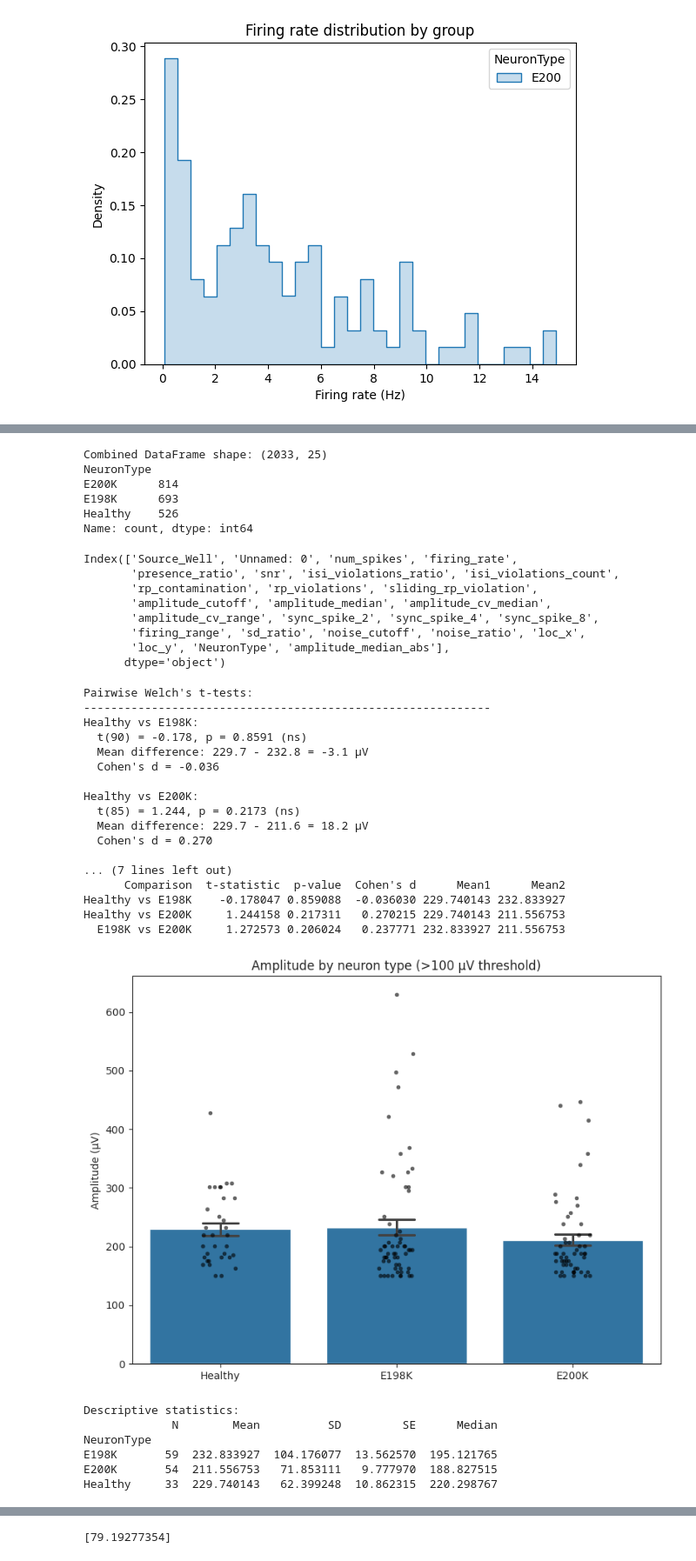
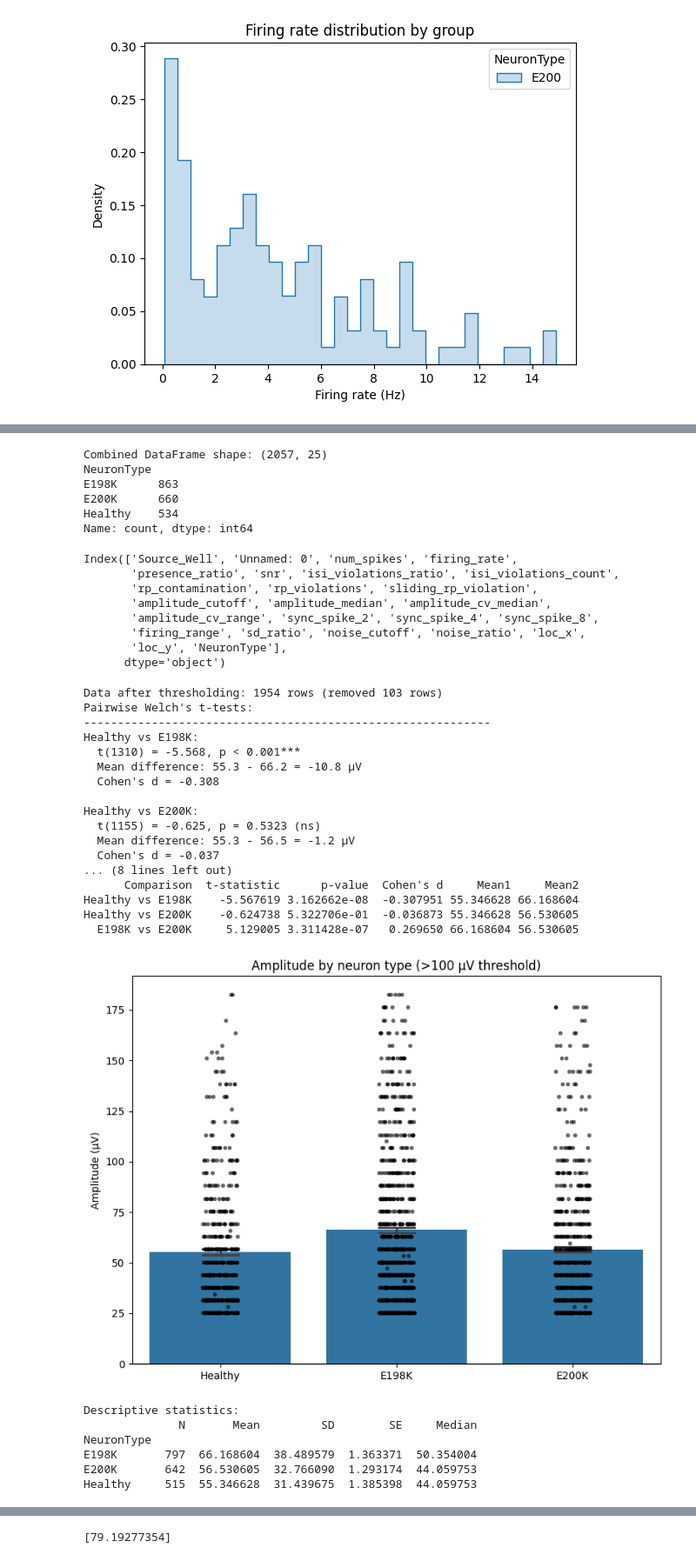
Before and after one commit to roybens/MEA_Analysis, a Jupyter notebook: IPNAnalysis/workbooks/plotSpikesortedIPNmetrics.ipynb, the cells around one changed output, grey strips where cells are left out. Shown at 87% size. Cells and saved outputs as stored; diff of their text form; code cells hidden in the pictures.

```diff
--- a/IPNAnalysis/workbooks/plotSpikesortedIPNmetrics.ipynb
+++ b/IPNAnalysis/workbooks/plotSpikesortedIPNmetrics.ipynb
@@ -474,7 +474,7 @@ import os
 # ---------------------------------------------------------
 # 1. Setup Paths
 # ---------------------------------------------------------
-base_path = "/mnt/Vol20tb1/user_workspaces/shruti/MEA_Analysis/MEA_Analysis_V2/MEA_Analysis/AnalyzedData/JGA_CSB3_010825_VD/250127/M08018/Network/000032/"
+base_path = "/mnt/Vol20tb1/user_workspaces/shruti/MEA_Analysis/MEA_Analysis_V2/MEA_Analysis/AnalyzedData/JGA_CSB3_010825_VD/250122/M08018/Network/000021/"
 output_filename = "merged_metrics_healthy.xlsx"
 
 # Define the range of wells (well000 to well005)
@@ -554,7 +554,7 @@ import os
 # ---------------------------------------------------------
 # 1. Setup Paths
 # ---------------------------------------------------------
-base_path = "/mnt/Vol20tb1/user_workspaces/shruti/MEA_Analysis/MEA_Analysis_V2/MEA_Analysis/AnalyzedData/JGA_CSB3_010825_VD/250127/M08020/Network/000035/"
+base_path = "/mnt/Vol20tb1/user_workspaces/shruti/MEA_Analysis/MEA_Analysis_V2/MEA_Analysis/AnalyzedData/JGA_CSB3_010825_VD/250122/M08020/Network/000024/"
 output_filename = "merged_metrics_e198.xlsx"
 
 # Define the range of wells (well000 to well005)
@@ -634,7 +634,7 @@ import os
 # ---------------------------------------------------------
 # 1. Setup Paths
 # ---------------------------------------------------------
-base_path = "/mnt/Vol20tb1/user_workspaces/shruti/MEA_Analysis/MEA_Analysis_V2/MEA_Analysis/AnalyzedData/JGA_CSB3_010825_VD/250127/M05506/Network/000038/"
+base_path = "/mnt/Vol20tb1/user_workspaces/shruti/MEA_Analysis/MEA_Analysis_V2/MEA_Analysis/AnalyzedData/JGA_CSB3_010825_VD/250122/M05506/Network/000028/"
 output_filename = "merged_metrics_e200.xlsx"
 
 # Define the range of wells (well000 to well005)
@@ -713,11 +713,11 @@ df_all = pd.concat([merged_df_healthy, merged_df_e198, merged_df_e200], axis=0,
 print(f"Combined DataFrame shape: {df_all.shape}")
 print(df_all['NeuronType'].value_counts())
 # %% [output]
-Combined DataFrame shape: (2033, 25)
+Combined DataFrame shape: (2057, 25)
 NeuronType
-E200K      814
-E198K      693
-Healthy    526
+E198K      863
+E200K      660
+Healthy    534
 Name: count, dtype: int64
 # %%
 df_all.columns
@@ -728,8 +728,10 @@ Index(['Source_Well', 'Unnamed: 0', 'num_spikes', 'firing_rate',
        'amplitude_cutoff', 'amplitude_median', 'amplitude_cv_median',
        'amplitude_cv_range', 'sync_spike_2', 'sync_spike_4', 'sync_spike_8',
        'firing_range', 'sd_ratio', 'noise_cutoff', 'noise_ratio', 'loc_x',
-       'loc_y', 'NeuronType', 'amplitude_median_abs'],
+       'loc_y', 'NeuronType'],
       dtype='object')
+# %%
+df_all['amplitude_median_abs'] = df_all['amplitude_median'].abs()
 # %%
 import seaborn as sns
 import matplotlib.pyplot as plt
@@ -738,7 +740,13 @@ from scipy import stats
 from itertools import combinations
 
 # Filter data
-df_all_thresholded = df_all[df_all['amplitude_median_abs'] > 150]
+#df_all_thresholded = df_all[(df_all['amplitude_median_abs'] > 100 ) & (df_all['amplitude_median_abs'] <1000)]
+
+#remove left and right tails
+lower_bound = df_all['amplitude_median_abs'].quantile(0.05)
+upper_bound = df_all['amplitude_median_abs'].quantile(0.95)
+df_all_thresholded = df_all[(df_all['amplitude_median_abs'] >= lower_bound) & (df_all['amplitude_median_abs'] <= upper_bound)]
+print(f"Data after thresholding: {len(df_all_thresholded)} rows (removed {len(df_all) - len(df_all_thresholded)} rows)")
 
 # ============== WELCH'S T-TESTS (PAIRWISE) ==============
 
@@ -814,49 +822,49 @@ sns.stripplot(
     y='amplitude_median_abs',
     color='black',
     alpha=0.6,
     jitter=True,
     size=4,
     ax=ax
 )
 
 plt.ylabel('Amplitude (µV)')
 plt.xlabel('')
 plt.title('Amplitude by neuron type (>100 µV threshold)')
 plt.tight_layout()
 plt.show()
 
 # ============== SUMMARY STATS ==============
 summary_stats = df_all_thresholded.groupby('NeuronType')['amplitude_median_abs'].agg([
     ('N', 'count'),
     ('Mean', 'mean'),
     ('SD', 'std'),
     ('SE', lambda x: x.sem()),
     ('Median', 'median')
 ])
 print("\nDescriptive statistics:")
 print(summary_stats)
 # %% [output]
+Data after thresholding: 1954 rows (removed 103 rows)
 Pairwise Welch's t-tests:
 ------------------------------------------------------------
 Healthy vs E198K:
-  t(90) = -0.178, p = 0.8591 (ns)
-  Mean difference: 229.7 - 232.8 = -3.1 µV
-  Cohen's d = -0.036
+  t(1310) = -5.568, p < 0.001***
+  Mean difference: 55.3 - 66.2 = -10.8 µV
+  Cohen's d = -0.308
 
 Healthy vs E200K:
-  t(85) = 1.244, p = 0.2173 (ns)
-  Mean difference: 229.7 - 211.6 = 18.2 µV
-  Cohen's d = 0.270
-
-... (7 lines left out)
-      Comparison  t-statistic  p-value  Cohen's d      Mean1      Mean2
-Healthy vs E198K    -0.178047 0.859088  -0.036030 229.740143 232.833927
-Healthy vs E200K     1.244158 0.217311   0.270215 229.740143 211.556753
-  E198K vs E200K     1.272573 0.206024   0.237771 232.833927 211.556753
+  t(1155) = -0.625, p = 0.5323 (ns)
+  Mean difference: 55.3 - 56.5 = -1.2 µV
+  Cohen's d = -0.037
+... (8 lines left out)
+      Comparison  t-statistic      p-value  Cohen's d     Mean1     Mean2
+Healthy vs E198K    -5.567619 3.162662e-08  -0.307951 55.346628 66.168604
+Healthy vs E200K    -0.624738 5.322706e-01  -0.036873 55.346628 56.530605
+  E198K vs E200K     5.129005 3.311428e-07   0.269650 66.168604 56.530605
-[figure, old version]
+[figure, new version]
 Descriptive statistics:
-             N        Mean          SD         SE      Median
+              N       Mean         SD        SE     Median
 NeuronType
-E198K       59  232.833927  104.176077  13.562570  195.121765
-E200K       54  211.556753   71.853111   9.777970  188.827515
-Healthy     33  229.740143   62.399248  10.862315  220.298767
+E198K       797  66.168604  38.489579  1.363371  50.354004
+E200K       642  56.530605  32.766090  1.293174  44.059753
+Healthy     515  55.346628  31.439675  1.385398  44.059753
```
Also changed, not shown: parts of 9 cells of this notebook, 1 other file.
